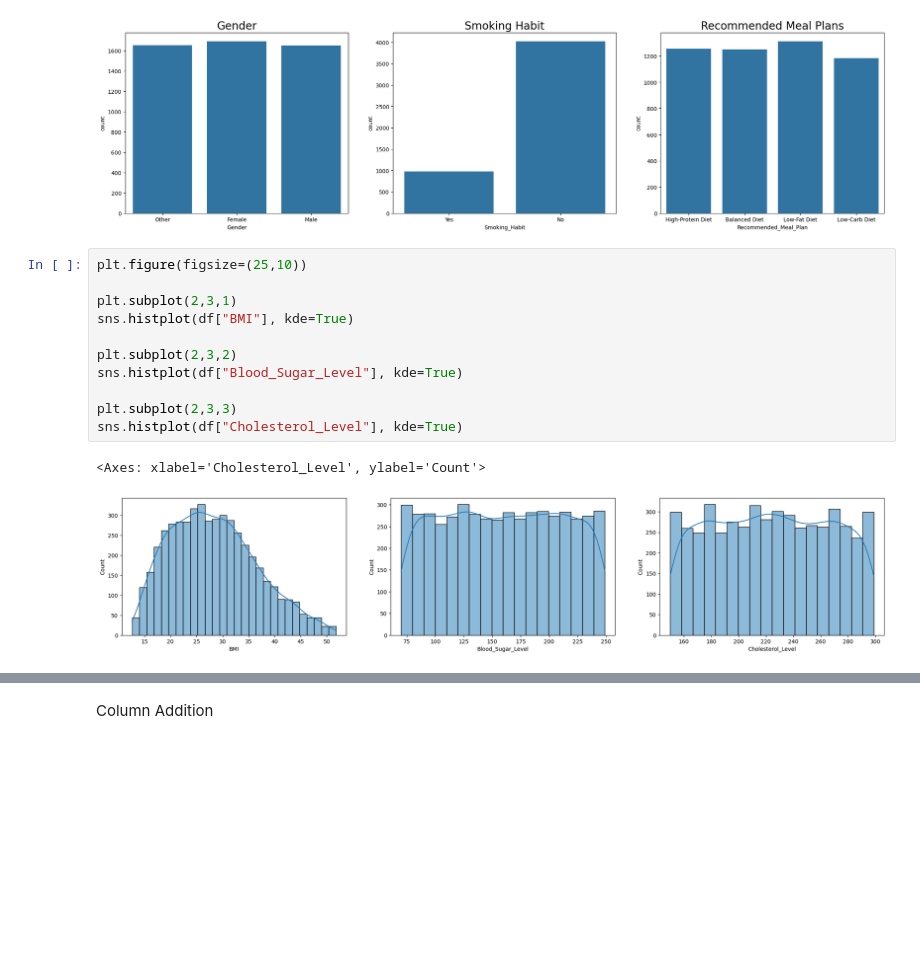
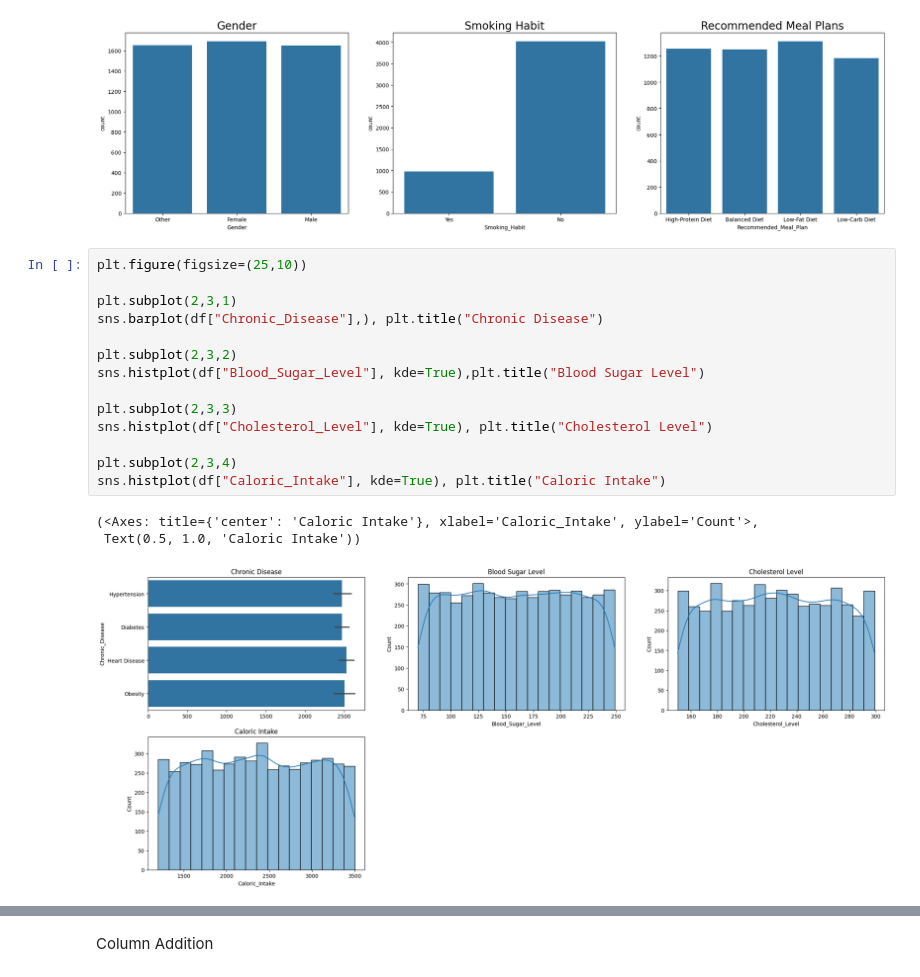
Before and after one commit to Joy-Kijaro/Personalized_Medical_Diet, a Jupyter notebook: Personalized_Medical_Diet.ipynb, the cells around one changed output, grey strips where cells are left out. Saved outputs shown, nothing was run; the diff lists cells and outputs as text; blank space fills up the shorter version.

```diff
--- a/Personalized_Medical_Diet.ipynb
+++ b/Personalized_Medical_Diet.ipynb
@@ -193,17 +193,21 @@ sns.countplot(data=df, x="Recommended_Meal_Plan")
 # %%
 plt.figure(figsize=(25,10))
 
 plt.subplot(2,3,1)
-sns.histplot(df["BMI"], kde=True)
+sns.barplot(df["Chronic_Disease"],), plt.title("Chronic Disease")
 
 plt.subplot(2,3,2)
-sns.histplot(df["Blood_Sugar_Level"], kde=True)
+sns.histplot(df["Blood_Sugar_Level"], kde=True),plt.title("Blood Sugar Level")
 
 plt.subplot(2,3,3)
-sns.histplot(df["Cholesterol_Level"], kde=True)
+sns.histplot(df["Cholesterol_Level"], kde=True), plt.title("Cholesterol Level")
+
+plt.subplot(2,3,4)
+sns.histplot(df["Caloric_Intake"], kde=True), plt.title("Caloric Intake")
 # %% [output]
-<Axes: xlabel='Cholesterol_Level', ylabel='Count'>
+(<Axes: title={'center': 'Caloric Intake'}, xlabel='Caloric_Intake', ylabel='Count'>,
+ Text(0.5, 1.0, 'Caloric Intake'))
-[figure, old version]
+[figure, new version]
 # %%
 plt.figure(figsize=(10, 5))
 sns.boxplot(
```
Also changed, not shown: parts of 3 cells of this notebook.
